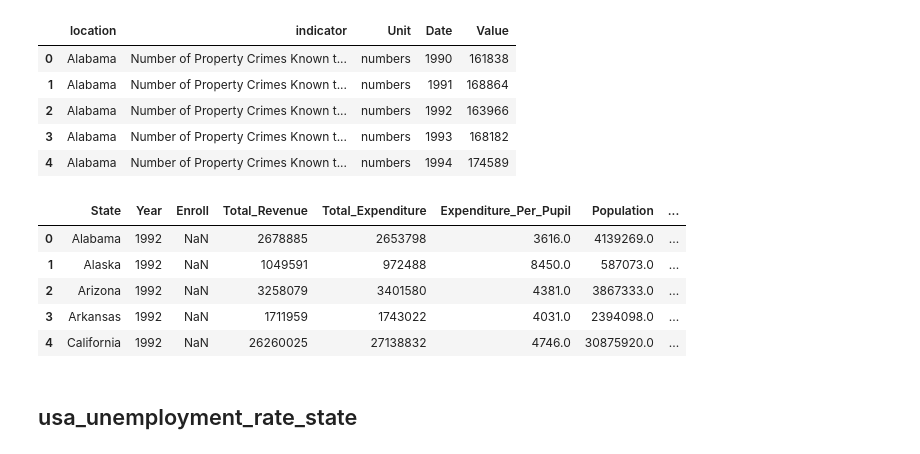
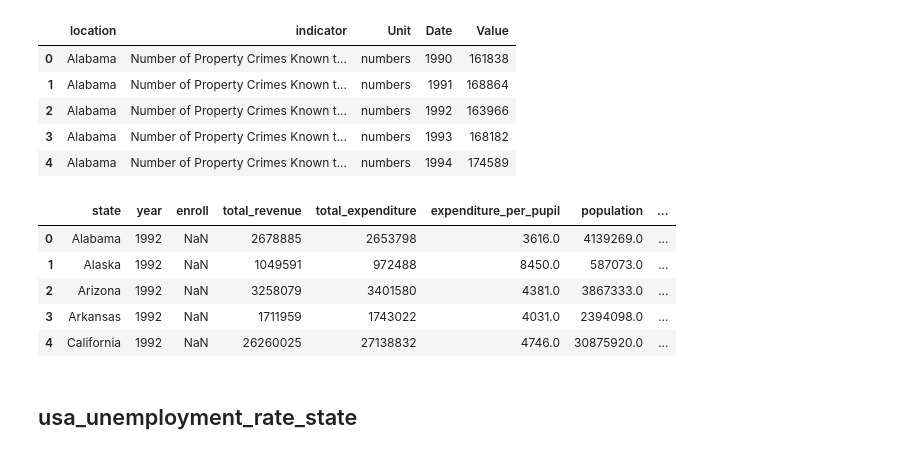
Before and after one commit to SuperYuLu/USEduFinanceML, a Jupyter notebook: Data_Combine.ipynb, the cells around one changed output. Saved outputs shown, nothing was run; the diff lists cells and outputs as text; code cells hidden in the pictures.

```diff
--- a/Data_Combine.ipynb
+++ b/Data_Combine.ipynb
@@ -343,8 +343,8 @@ df0.head()
 | 3 | NAICS | Connecticut | Per capita real GDP by state | All industry total | chained 2009 dollars | 2000 | 61355 |
 | 4 | NAICS | Connecticut | Per capita real GDP by state | All industry total | chained 2009 dollars | 2001 | 61872 |
 # %%
-df = df.join(df0[['state', 'Date', 'Value']].set_index(['state', 'Date']), on = ['State', 'Year'], how = 'left')
+df = df.join(df0[['state', 'Date', 'Value']].set_index(['state', 'Date']), on = ['state', 'year'], how = 'left')
 # %%
-df.columns = df.columns.str.replace('Value', 'GDP_Per_Capita')
+df.columns = df.columns.str.replace('Value', 'gdp_per_capita')
 df.head()
 # %% [output]
@@ -410,7 +410,7 @@ df0.region = df0.region.str.replace('New York \(States\)', 'New York')
 # %%
 df0.Value = df0.Value * 1000
 # %%
-df = df.join(df0[['region', 'Date', 'Value']].set_index(['region', 'Date']), how = 'left', on = ['State', 'Year'])
-df.columns = df.columns.str.replace('Value', 'State_Tax_Collection')
+df = df.join(df0[['region', 'Date', 'Value']].set_index(['region', 'Date']), how = 'left', on = ['state', 'year'])
+df.columns = df.columns.str.replace('Value', 'state_tax_collection')
 df.head()
 # %% [output]
@@ -437,7 +437,7 @@ df0.head()
 df0.region = df0.region.str.replace('District of Columbia, DC', 'District of Columbia')
 df0.region = df0.region.str.replace('New York \(States\)', 'New York')
 # %%
-df = df.join(df0[['region', 'Date', 'Value']].set_index(['region', 'Date']), how = 'left', on = ['State', 'Year'])
-df.columns  = df.columns.str.replace('Value', 'Income_Per_Capita')
+df = df.join(df0[['region', 'Date', 'Value']].set_index(['region', 'Date']), how = 'left', on = ['state', 'year'])
+df.columns  = df.columns.str.replace('Value', 'income_per_capita')
 df.head()
 # %% [output]
@@ -500,11 +500,11 @@ df0.head()
 | 3 | Alabama | Number of Property Crimes Known t... | numbers | 1993 | 168182 |
 | 4 | Alabama | Number of Property Crimes Known t... | numbers | 1994 | 174589 |
 # %%
-df = df.join(df0[['location', 'Date', 'Value']].set_index(['location', 'Date']), how = 'left', on = ['State', 'Year'])
-df.columns = df.columns.str.replace('Value', 'Known_Property_Crimes')
+df = df.join(df0[['location', 'Date', 'Value']].set_index(['location', 'Date']), how = 'left', on = ['state', 'year'])
+df.columns = df.columns.str.replace('Value', 'known_property_crimes')
 df.head()
 # %% [output]
-|  | State | Year | Enroll | Total_Revenue | Total_Expenditure | Expenditure_Per_Pupil | Population | ... |
+|  | state | year | enroll | total_revenue | total_expenditure | expenditure_per_pupil | population | ... |
 | 0 | Alabama | 1992 | NaN | 2678885 | 2653798 | 3616.0 | 4139269.0 | ... |
 | 1 | Alaska | 1992 | NaN | 1049591 | 972488 | 8450.0 | 587073.0 | ... |
 | 2 | Arizona | 1992 | NaN | 3258079 | 3401580 | 4381.0 | 3867333.0 | ... |
```
Also changed, not shown: parts of 22 cells of this notebook, 6 other files.
